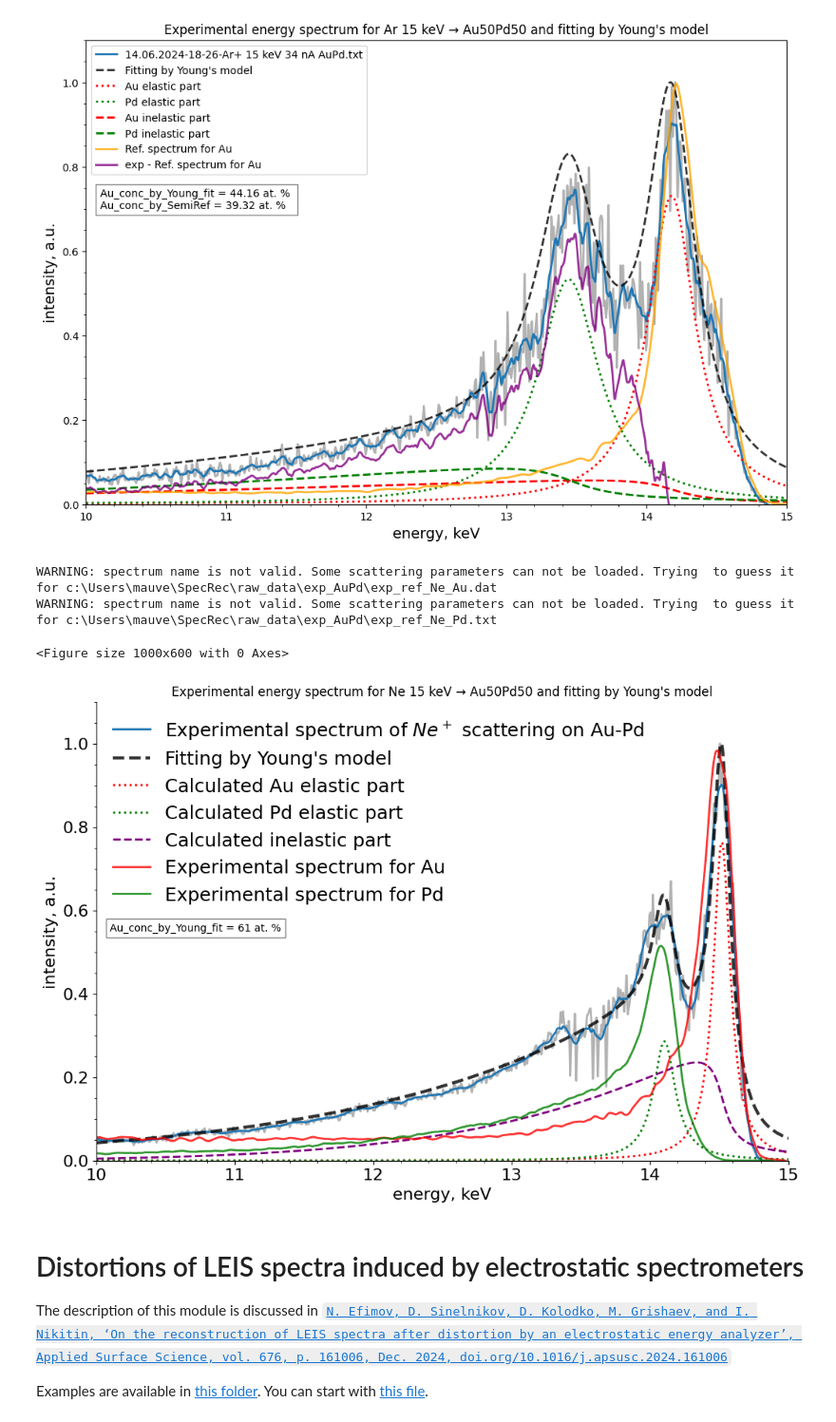
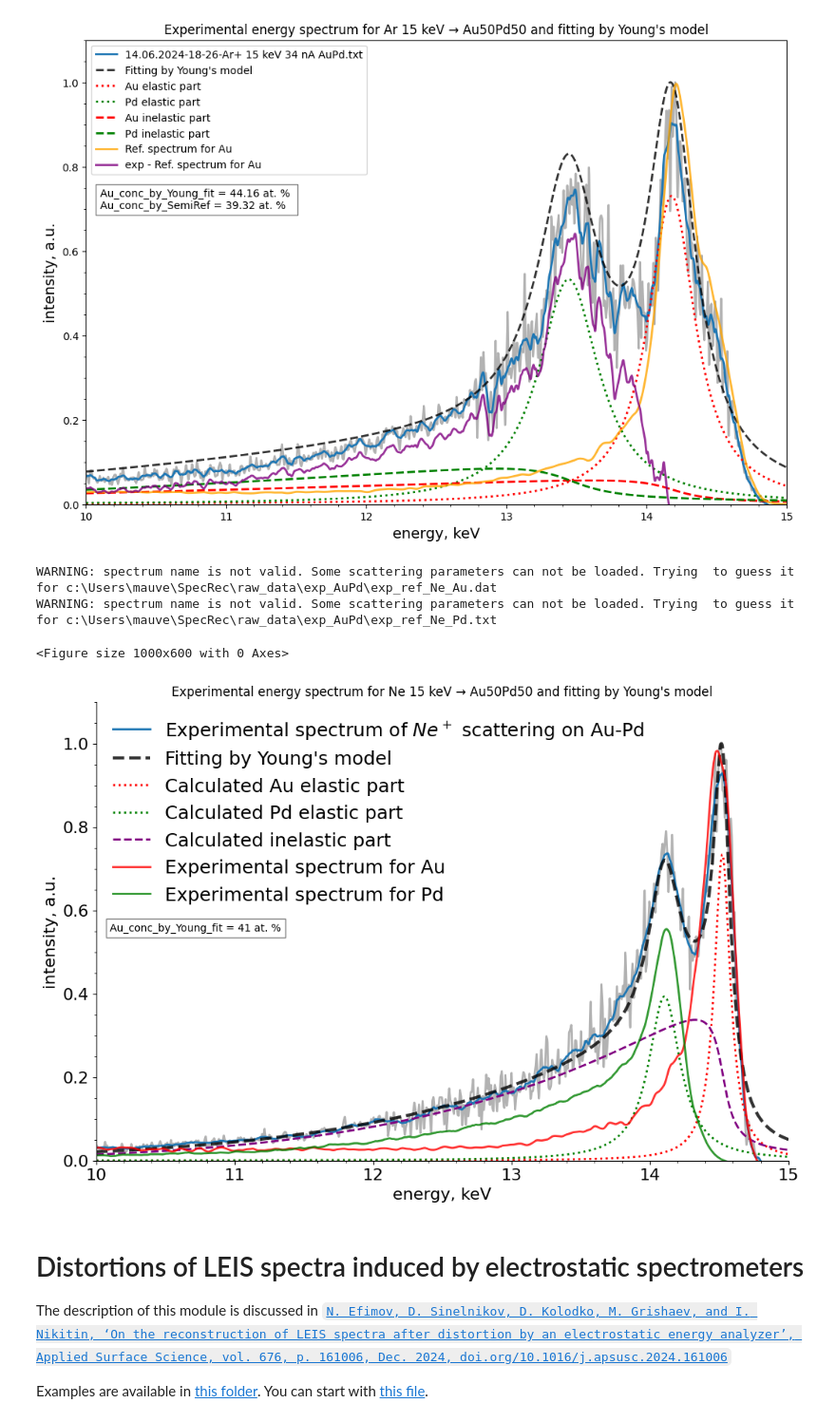
Before and after one commit to mauveferret/SpecRec, a Jupyter notebook: main_example.ipynb, the cells around one changed output. Shown at 95% size. Saved outputs shown, nothing was run; the diff lists cells and outputs as text; code cells hidden in the pictures.

```diff
--- a/main_example.ipynb
+++ b/main_example.ipynb
@@ -448,7 +448,7 @@ spectrum_path0 = os.getcwd()+os.sep+"raw_data"+os.sep+"exp_AuPd"+os.sep
 exp_spectra = os.listdir(spectrum_path0)
 plt.figure(figsize=(10, 6))
 
-spectrum_path_Ne = next(path for path in exp_spectra if "19-53" in path)
+spectrum_path_Ne = next(path for path in exp_spectra if "17-47" in path)
 
 spectra = [spectrum_path_Ne]
 R = 0.01
@@ -461,7 +461,7 @@ for spectrum_path in spectra:
     reference_Au =  leis.spectrum(spectrum_path0+f"exp_ref_{data.incident_atom}_Au.dat", 120)
     reference_Au.shift_spectrum_en(20)
     signal_Pd0 =  leis.spectrum(spectrum_path0+f"exp_ref_{data.incident_atom}_Pd.txt", 120)
-    signal_Pd0.shift_spectrum_en(90)
+    signal_Pd0.shift_spectrum_en(50)
     signal_Pd = signal_Pd0.spectrum_int
 
     young_fitting = leis.fitted_spectrum(data, "Pd", "Au")
@@ -484,34 +484,34 @@ for spectrum_path in spectra:
     plt.plot(data.spectrum_en[int(Emin/data.step):]/1000, [i*0.96 for i in (young_fitting.get_elastic_part("Au")[int(Emin/data.step):])], ':', linewidth=2, color="red", label="Calculated Au elastic part")
     plt.plot(data.spectrum_en[int(Emin/data.step):]/1000, young_fitting.get_elastic_part("Pd")[int(Emin/data.step):], ':', linewidth=2, color="green", label="Calculated Pd elastic part")
     plt.plot(data.spectrum_en[int(Emin/data.step):]/1000, young_fitting.get_inelastic_part("Au")[int(Emin/data.step):], '--', linewidth=2, color="purple", label="Calculated inelastic part")
     # Plot results of Au and Pd signal separation by SemiRef approach
     plt.plot(reference_Au.spectrum_en[int(Emin/data.step):]/1000, reference_Au.spectrum_int[int(Emin/data.step):], '-', linewidth=2, color="red", alpha = 0.8, label="Experimental spectrum for Au")
     temp_Au = np.interp(data.spectrum_int[int(13000/data.step):int(14000/data.step)], reference_Au.spectrum_en, reference_Au.spectrum_int)
     max = np.max(data.spectrum_int[int(13000/data.step):int(14000/data.step)] - temp_Au )
     plt.plot(signal_Pd0.spectrum_en[int(Emin/data.step):]/1000, signal_Pd0.spectrum_int[int(Emin/data.step):]*max, '-', linewidth=2, color="green", alpha = 0.8, label="Experimental spectrum for Pd")
 
     plt.title(f"Experimental energy spectrum for {data.incident_atom} {int(data.E0/1000)} keV → Au50Pd50 and fitting by Young's model")
     plt.xlabel('energy, keV', fontsize=16)
     plt.ylabel('intensity, a.u.', fontsize=16)
     plt.xlim (Emin/1000, Emax/1000)
     plt.ylim(0, 1.1)
     plt.minorticks_on()
     plt.xticks(fontsize=16)
     plt.yticks(fontsize=16)
     plt.legend(loc="upper left", frameon=False, fontsize=18)
     ax = plt.subplot(111)
 
     # Remove the top spine
     ax.spines['top'].set_visible(False)
 
     # Optionally, remove the right spine as well for a cleaner look
     ax.spines['right'].set_visible(False)
     plt.show()
 # %% [output]
 WARNING: spectrum name is not valid. Some scattering parameters can not be loaded. Trying  to guess it for c:\Users\mauve\SpecRec\raw_data\exp_AuPd\exp_ref_Ne_Au.dat
 WARNING: spectrum name is not valid. Some scattering parameters can not be loaded. Trying  to guess it for c:\Users\mauve\SpecRec\raw_data\exp_AuPd\exp_ref_Ne_Pd.txt
 <Figure size 1000x600 with 0 Axes>
-[figure, old version]
+[figure, new version]
 # %% [markdown]
 # Distortions of LEIS spectra induced by electrostatic spectrometers
 
```
